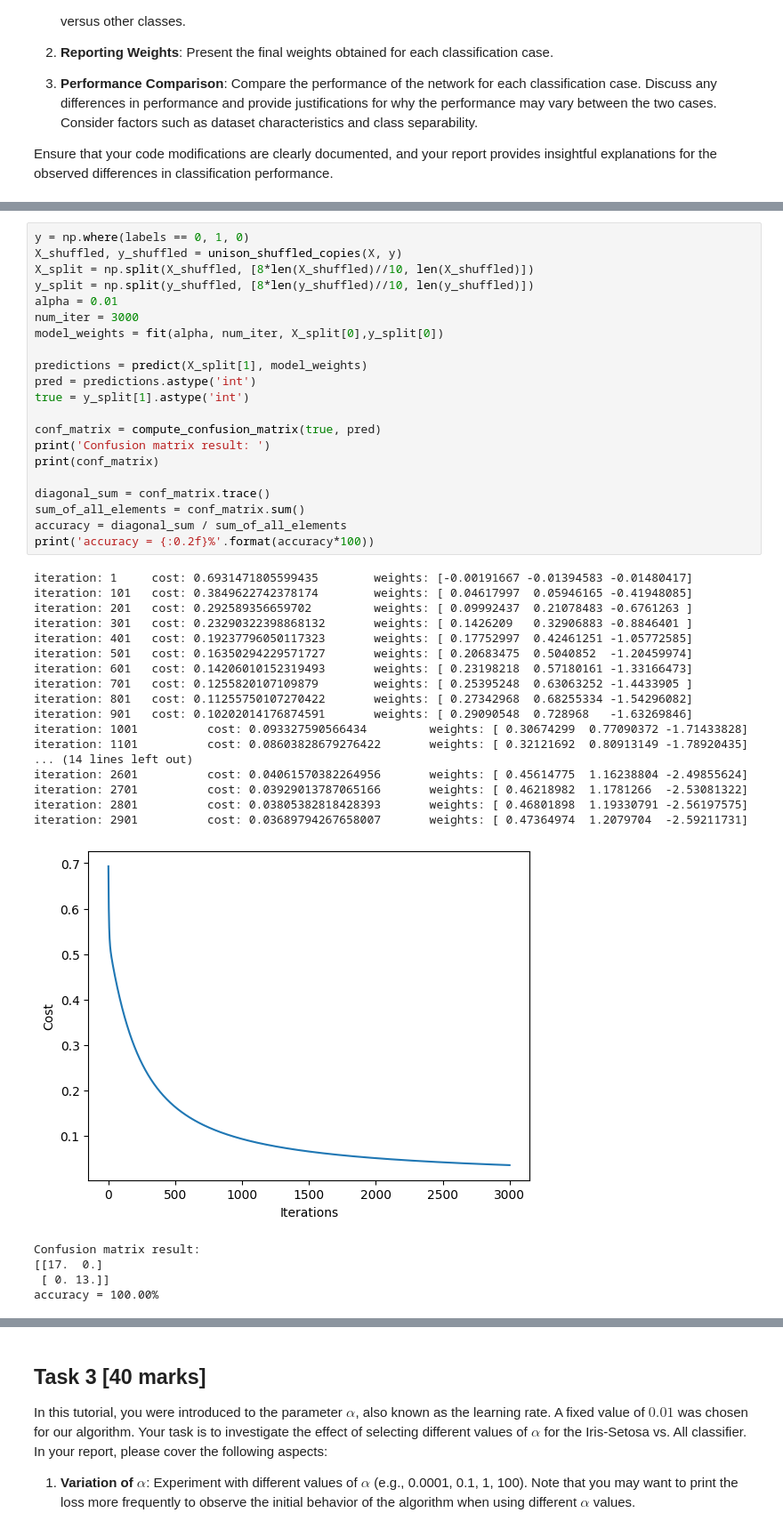
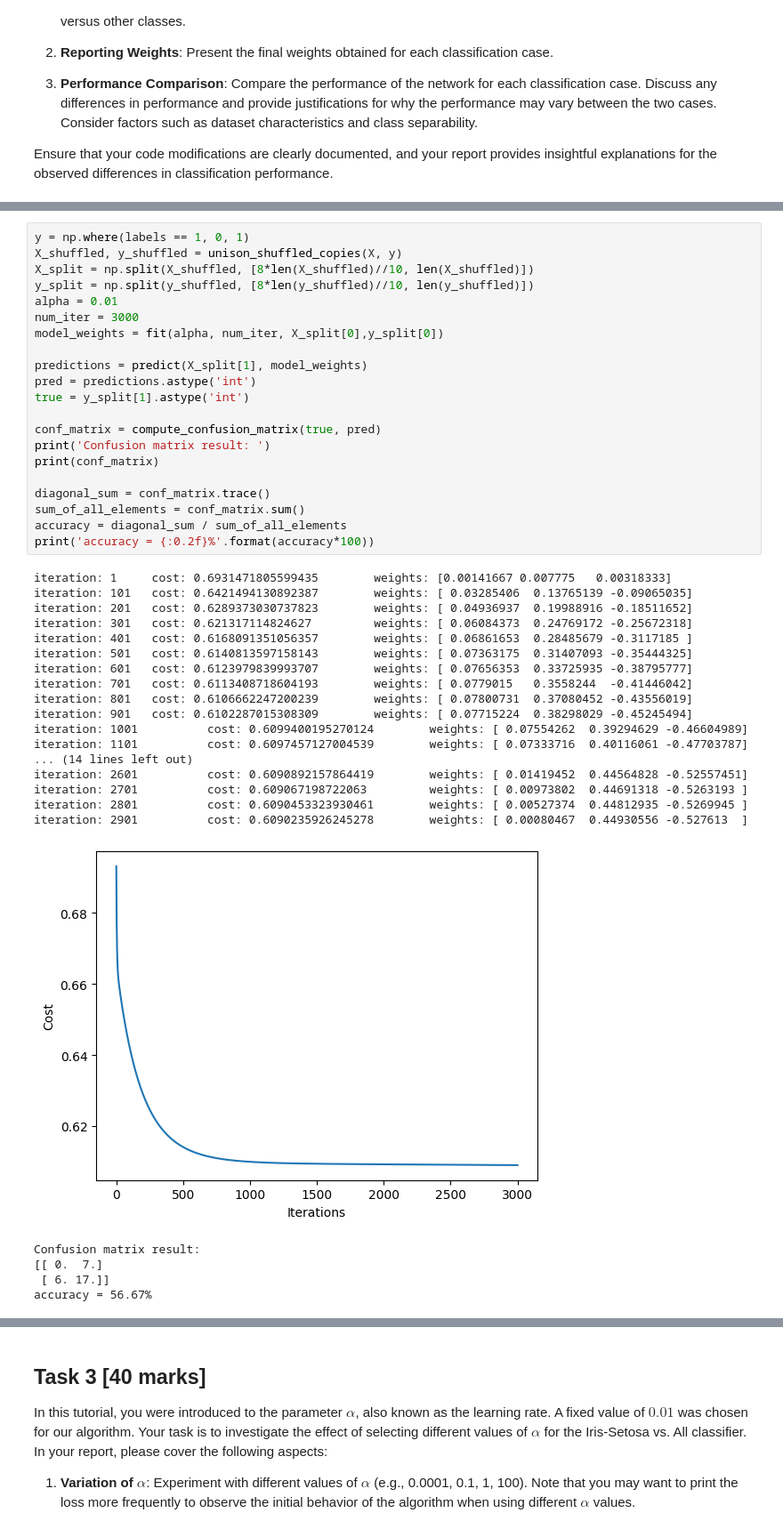
Before and after one commit to RandomCloneTrooper/ML, a Jupyter notebook: 04_ML_Logistic.ipynb, the cells around one changed output, grey strips where cells are left out. Shown at 89% size. Saved outputs shown, nothing was run; the diff lists cells and outputs as text.

```diff
--- a/04_ML_Logistic.ipynb
+++ b/04_ML_Logistic.ipynb
@@ -312,45 +327,45 @@ Ensure that your code modifications are clearly documented, and your report prov
 # %%
-y = np.where(labels == 0, 1, 0)
+y = np.where(labels == 1, 0, 1)
 X_shuffled, y_shuffled = unison_shuffled_copies(X, y)
 X_split = np.split(X_shuffled, [8*len(X_shuffled)//10, len(X_shuffled)])
 y_split = np.split(y_shuffled, [8*len(y_shuffled)//10, len(y_shuffled)])
 alpha = 0.01
 num_iter = 3000
 model_weights = fit(alpha, num_iter, X_split[0],y_split[0])
 
 predictions = predict(X_split[1], model_weights)
 pred = predictions.astype('int')
 true = y_split[1].astype('int')
 
 conf_matrix = compute_confusion_matrix(true, pred)
 print('Confusion matrix result: ')
 print(conf_matrix)
 
 diagonal_sum = conf_matrix.trace()
 sum_of_all_elements = conf_matrix.sum()
 accuracy = diagonal_sum / sum_of_all_elements
 print('accuracy = {:0.2f}%'.format(accuracy*100))
 # %% [output]
-iteration: 1     cost: 0.6931471805599435        weights: [-0.00191667 -0.01394583 -0.01480417]
-iteration: 101   cost: 0.3849622742378174        weights: [ 0.04617997  0.05946165 -0.41948085]
-iteration: 201   cost: 0.292589356659702         weights: [ 0.09992437  0.21078483 -0.6761263 ]
-iteration: 301   cost: 0.23290322398868132       weights: [ 0.1426209   0.32906883 -0.8846401 ]
-iteration: 401   cost: 0.19237796050117323       weights: [ 0.17752997  0.42461251 -1.05772585]
-iteration: 501   cost: 0.16350294229571727       weights: [ 0.20683475  0.5040852  -1.20459974]
-iteration: 601   cost: 0.14206010152319493       weights: [ 0.23198218  0.57180161 -1.33166473]
-iteration: 701   cost: 0.1255820107109879        weights: [ 0.25395248  0.63063252 -1.4433905 ]
-iteration: 801   cost: 0.11255750107270422       weights: [ 0.27342968  0.68255334 -1.54296082]
-iteration: 901   cost: 0.10202014176874591       weights: [ 0.29090548  0.728968   -1.63269846]
-iteration: 1001          cost: 0.093327590566434         weights: [ 0.30674299  0.77090372 -1.71433828]
-iteration: 1101          cost: 0.08603828679276422       weights: [ 0.32121692  0.80913149 -1.78920435]
+iteration: 1     cost: 0.6931471805599435        weights: [0.00141667 0.007775   0.00318333]
+iteration: 101   cost: 0.6421494130892387        weights: [ 0.03285406  0.13765139 -0.09065035]
+iteration: 201   cost: 0.6289373030737823        weights: [ 0.04936937  0.19988916 -0.18511652]
+iteration: 301   cost: 0.621317114824627         weights: [ 0.06084373  0.24769172 -0.25672318]
+iteration: 401   cost: 0.6168091351056357        weights: [ 0.06861653  0.28485679 -0.3117185 ]
+iteration: 501   cost: 0.6140813597158143        weights: [ 0.07363175  0.31407093 -0.35444325]
+iteration: 601   cost: 0.6123979839993707        weights: [ 0.07656353  0.33725935 -0.38795777]
+iteration: 701   cost: 0.6113408718604193        weights: [ 0.0779015   0.3558244  -0.41446042]
+iteration: 801   cost: 0.6106662247200239        weights: [ 0.07800731  0.37080452 -0.43556019]
+iteration: 901   cost: 0.6102287015308309        weights: [ 0.07715224  0.38298029 -0.45245494]
+iteration: 1001          cost: 0.6099400195270124        weights: [ 0.07554262  0.39294629 -0.46604989]
+iteration: 1101          cost: 0.6097457127004539        weights: [ 0.07333716  0.40116061 -0.47703787]
 ... (14 lines left out)
-iteration: 2601          cost: 0.04061570382264956       weights: [ 0.45614775  1.16238804 -2.49855624]
-iteration: 2701          cost: 0.03929013787065166       weights: [ 0.46218982  1.1781266  -2.53081322]
-iteration: 2801          cost: 0.03805382818428393       weights: [ 0.46801898  1.19330791 -2.56197575]
-iteration: 2901          cost: 0.03689794267658007       weights: [ 0.47364974  1.2079704  -2.59211731]
+iteration: 2601          cost: 0.6090892157864419        weights: [ 0.01419452  0.44564828 -0.52557451]
+iteration: 2701          cost: 0.609067198722063         weights: [ 0.00973802  0.44691318 -0.5263193 ]
+iteration: 2801          cost: 0.6090453323930461        weights: [ 0.00527374  0.44812935 -0.5269945 ]
+iteration: 2901          cost: 0.6090235926245278        weights: [ 0.00080467  0.44930556 -0.527613  ]
-[figure, old version]
+[figure, new version]
 Confusion matrix result:
-[[17.  0.]
- [ 0. 13.]]
-accuracy = 100.00%
+[[ 0.  7.]
+ [ 6. 17.]]
+accuracy = 56.67%
 # %%
```
Also changed, not shown: parts of 2 cells of this notebook.
